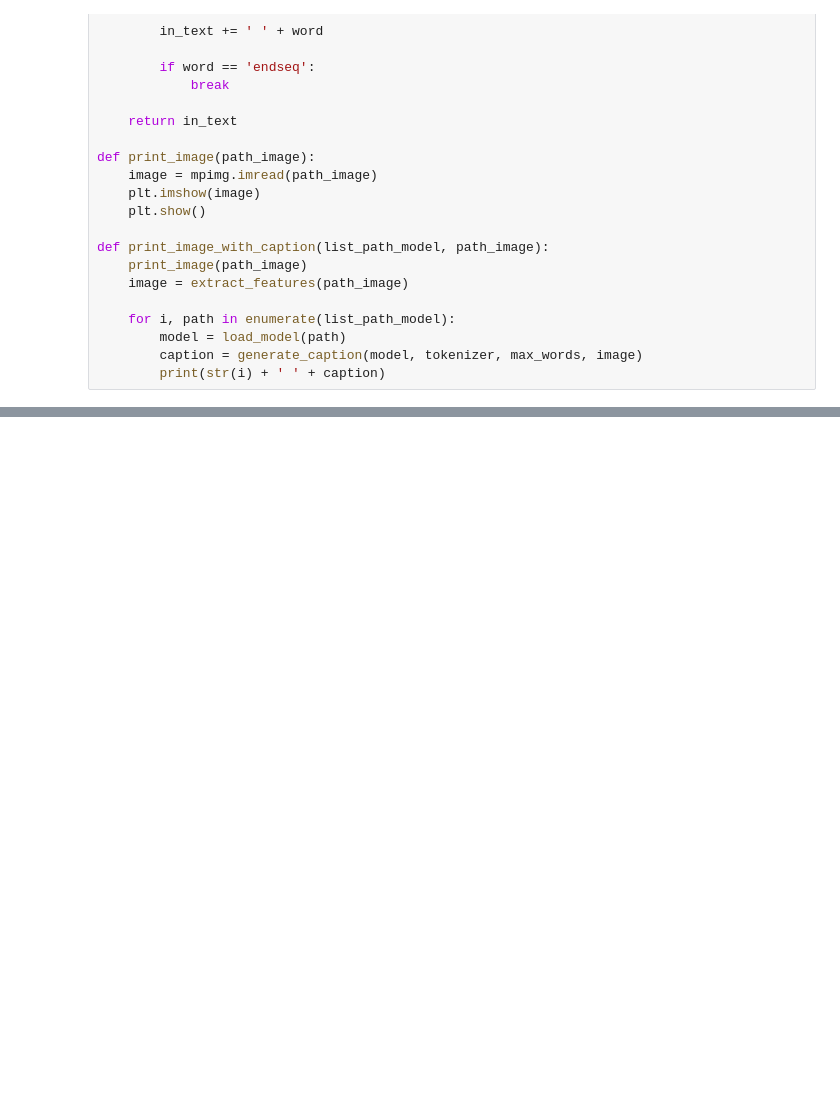
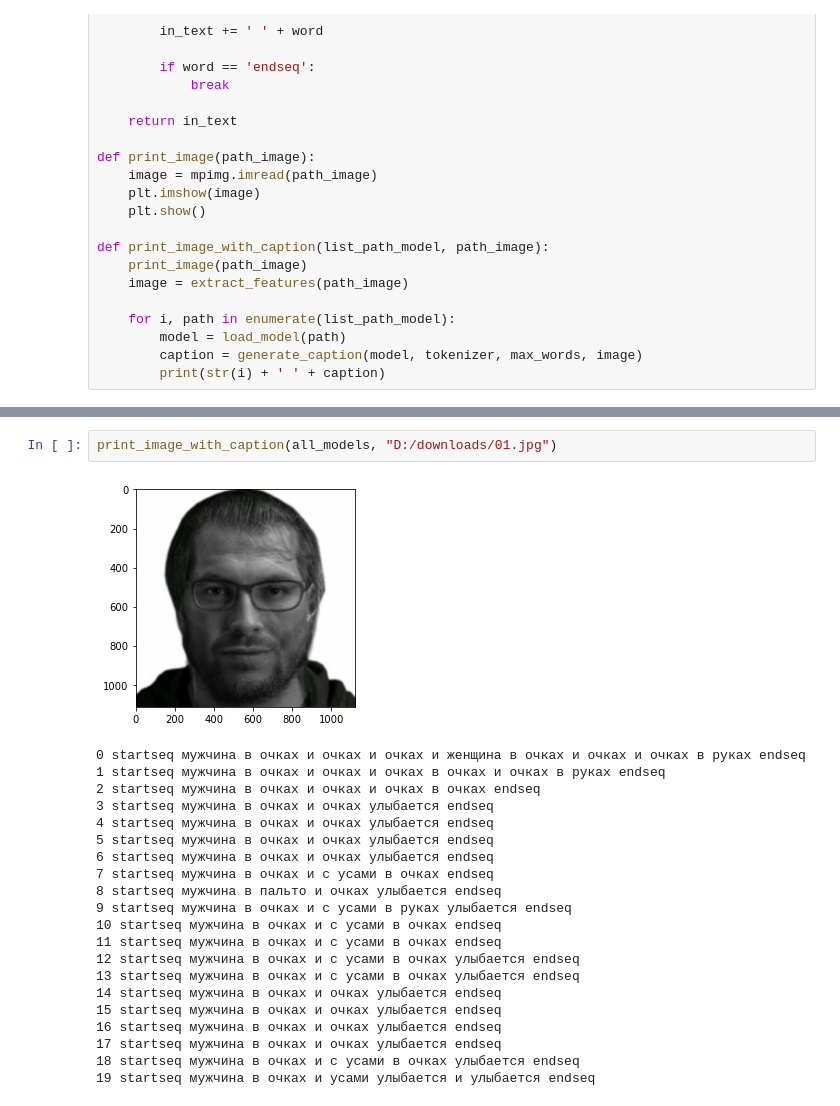
Before and after one commit to algorithm-ssau/generating-image-captions, a Jupyter notebook: lab3-image-caption-generator/6-use-model.ipynb, the cells around one changed output, grey strips where cells are left out. Saved outputs shown, nothing was run; the diff lists cells and outputs as text; blank space fills up the shorter version.

```diff
--- a/lab3-image-caption-generator/6-use-model.ipynb
+++ b/lab3-image-caption-generator/6-use-model.ipynb
@@ -102,0 +127,24 @@ def print_image_with_caption(list_path_model, path_image):
+# %%
+print_image_with_caption(all_models, "D:/downloads/01.jpg")
+# %% [output]
+[figure, added]
+0 startseq мужчина в очках и очках и очках и женщина в очках и очках и очках в руках endseq
+1 startseq мужчина в очках и очках и очках в очках и очках в руках endseq
+2 startseq мужчина в очках и очках и очках в очках endseq
+3 startseq мужчина в очках и очках улыбается endseq
+4 startseq мужчина в очках и очках улыбается endseq
+5 startseq мужчина в очках и очках улыбается endseq
+6 startseq мужчина в очках и очках улыбается endseq
+7 startseq мужчина в очках и с усами в очках endseq
+8 startseq мужчина в пальто и очках улыбается endseq
+9 startseq мужчина в очках и с усами в руках улыбается endseq
+10 startseq мужчина в очках и с усами в очках endseq
+11 startseq мужчина в очках и с усами в очках endseq
+12 startseq мужчина в очках и с усами в очках улыбается endseq
+13 startseq мужчина в очках и с усами в очках улыбается endseq
+14 startseq мужчина в очках и очках улыбается endseq
+15 startseq мужчина в очках и очках улыбается endseq
+16 startseq мужчина в очках и очках улыбается endseq
+17 startseq мужчина в очках и очках улыбается endseq
+18 startseq мужчина в очках и с усами в очках улыбается endseq
+19 startseq мужчина в очках и усами улыбается и улыбается endseq
```
Also changed, not shown: parts of 4 cells of this notebook.
